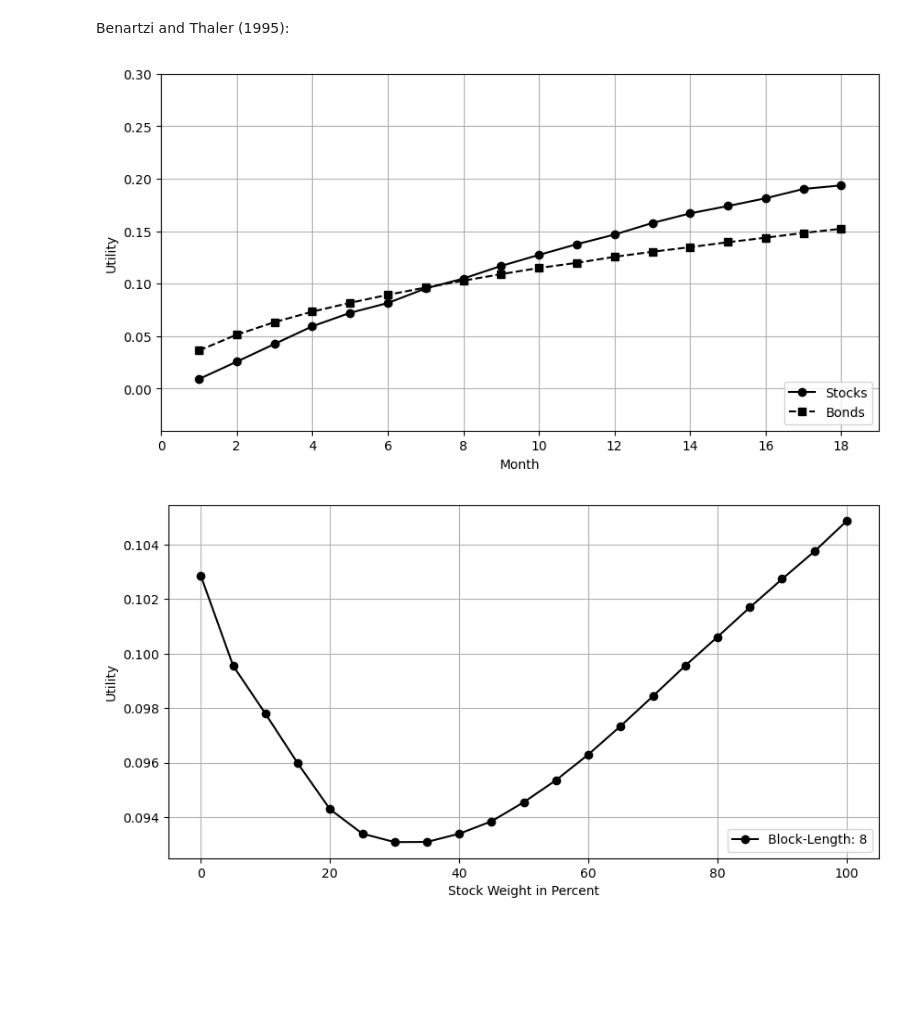
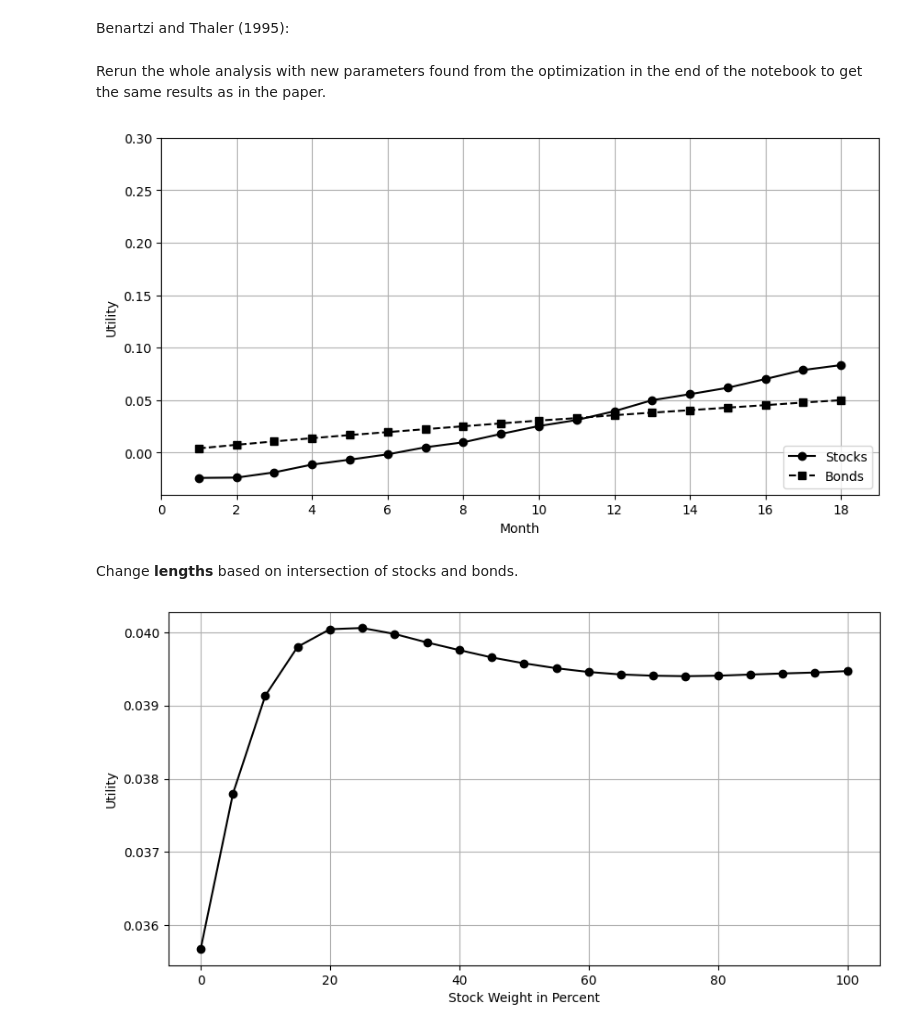
Before and after one commit to mcp656/Seminar, a Jupyter notebook: prescott.ipynb, the cells around one changed output. Cells and saved outputs as stored; diff of their text form; code cells hidden in the pictures; blank space fills up the shorter version.

```diff
--- a/prescott.ipynb
+++ b/prescott.ipynb
@@ -245,8 +248,12 @@ Benartzi and Thaler (1995):
 # Save to CSV
 # bond_df.to_csv("bond_data.csv", index=False)
 # stock_df.to_csv("stock_data.csv", index=False)
+# %% [markdown]
+Rerun the whole analysis with new parameters found from the optimization in the end of the notebook to get the same results as in the paper.
 # %%
-alpha, lam, gamma_gain, gamma_loss =  [0.48271105, 1.21028964, 0.5827681,  0.62565051]
+# Cumulative Prospect Theory Utility Function
+# Parameters from Tversky and Kahneman (1992)
+alpha, lam, gamma_gain, gamma_loss = 0.88, 2.25, 0.61, 0.69
 beta = alpha
 
 # Define value function
@@ -366,9 +373,11 @@ plt.grid()
 # Force whole number ticks on x-axis
 plt.gca().xaxis.set_major_locator(MaxNLocator(integer=True))
 # %% [output]
-[figure, old version]
+[figure, new version]
+# %% [markdown]
+Change **lengths** based on intersection of stocks and bonds.
 # %%
-lengths = [8]
+lengths = [12] # adjust as needed
 
 n = 21
 weights = np.linspace(0, 1, n)
@@ -404,34 +413,34 @@ pivot_df.to_csv('cpt_utilities_wide_new_params.csv')
 # %%
 # Load your data
 long_df = pd.read_csv('cpt_utilities_long_new_params.csv')
 
 # Define block lengths and markers
-lengths = [8]  # example lengths, adjust as needed
+lengths = [12] # adjust as needed
 markers = ['o']
 
 # Reverse both lists to plot the largest length first
 lengths = lengths[::-1]
 markers = markers[::-1]
 
 plt.figure(figsize=(10, 5))
 
 for length, marker in zip(lengths, markers):
     subset = long_df[long_df['length'] == length]
     plt.plot(
         subset['weight_stock'].values * 100,
         subset['utility'].values,
         marker=marker,
         label=f'Block-Length: {length}',
         color='black',
         linestyle='-',
     )
 
 plt.xlabel('Stock Weight in Percent')
 plt.ylabel('Utility')
 plt.grid()
 plt.show()
 # %% [output]
-[figure, old version]
+[figure, new version]
 # %%
 # Load the data
 df = pd.read_excel('funds.xlsx')
```
Also changed, not shown: parts of 8 cells of this notebook, 12 other files.
